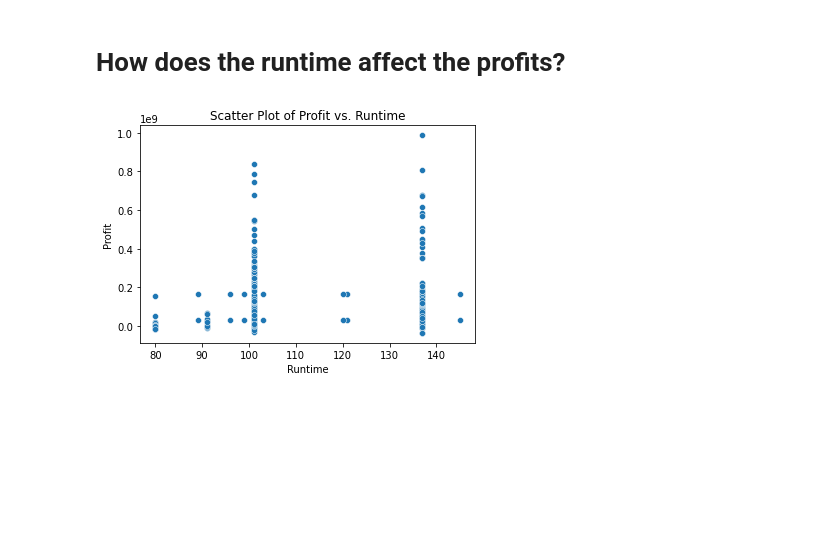
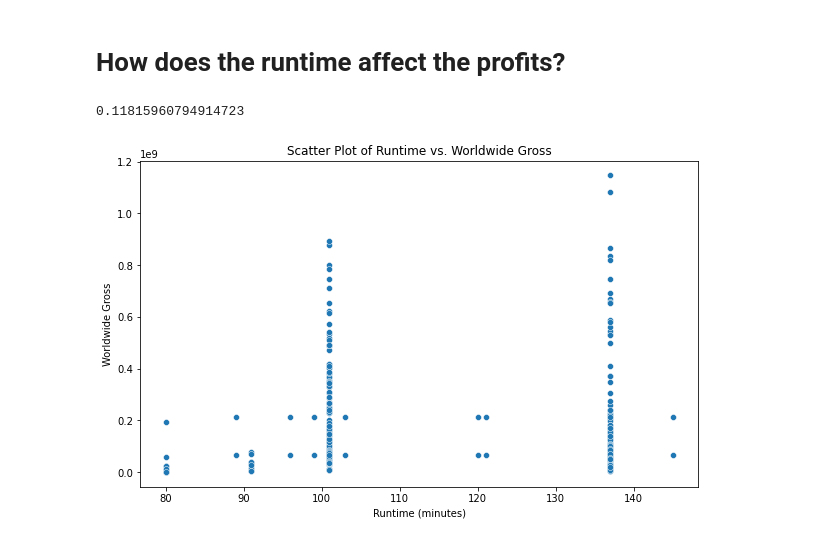
Before and after one commit to MyraKadenge/phase-1-project-v2-4, a Jupyter notebook: student.ipynb, the cells around one changed output. Drawn from its saved outputs; the diff is of its cells as text; code cells hidden in the pictures; blank space fills up the shorter version.

```diff
--- a/student.ipynb
+++ b/student.ipynb
@@ -572,13 +615,19 @@ final_dataset
 # %% [markdown]
 # How does the runtime affect the profits?
+# %%
+correlation=final_dataset['runtime'].corr(final_dataset['worldwide_gross'])
+print(correlation)
+# %% [output]
+0.11815960794914723
 # %%
-sns.scatterplot(x='runtime', y='profit', data=final_dataset)
-plt.xlabel('Runtime')
-plt.ylabel('Profit')
-plt.title('Scatter Plot of Profit vs. Runtime')
+plt.figure(figsize=(10, 6))
+sns.scatterplot(data=final_dataset, x='runtime', y='worldwide_gross')
+plt.title('Scatter Plot of Runtime vs. Worldwide Gross')
+plt.xlabel('Runtime (minutes)')
+plt.ylabel('Worldwide Gross')
 plt.show()
 # %% [output]
-[figure, old version]
+[figure, new version]
 # %%
 #the scatter plot does not show any correlation between run time and profit meeaning microsoft does not need to
 #focus on the runtime of the mobies they choose to create.
```
Also changed, not shown: parts of 14 cells of this notebook.
